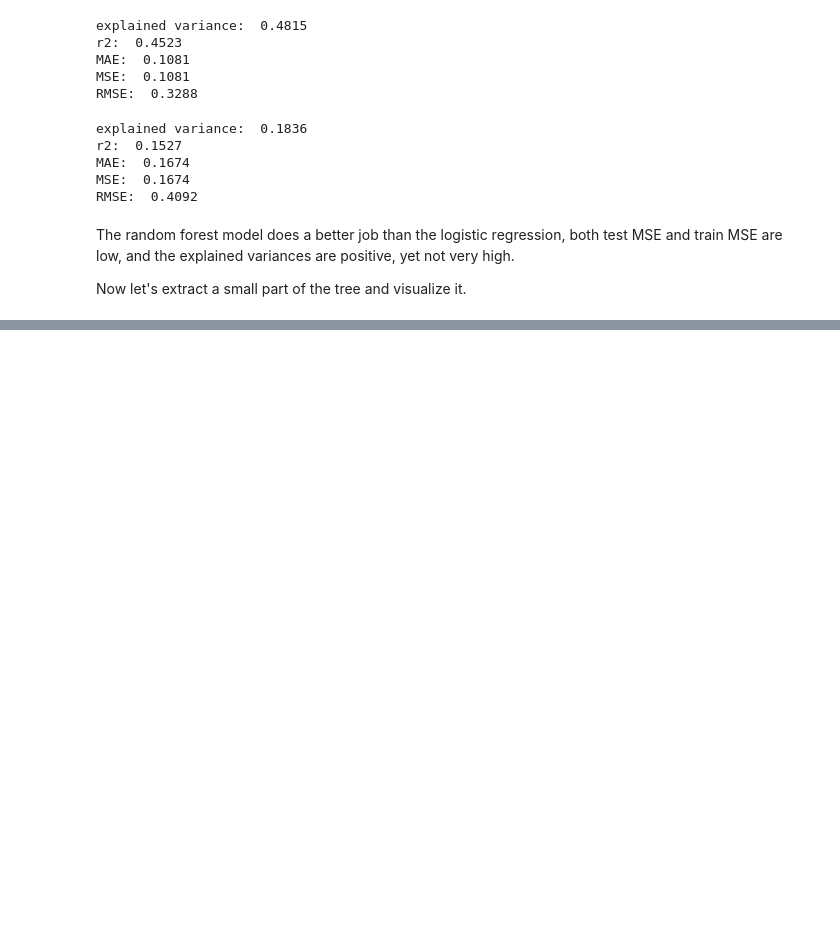
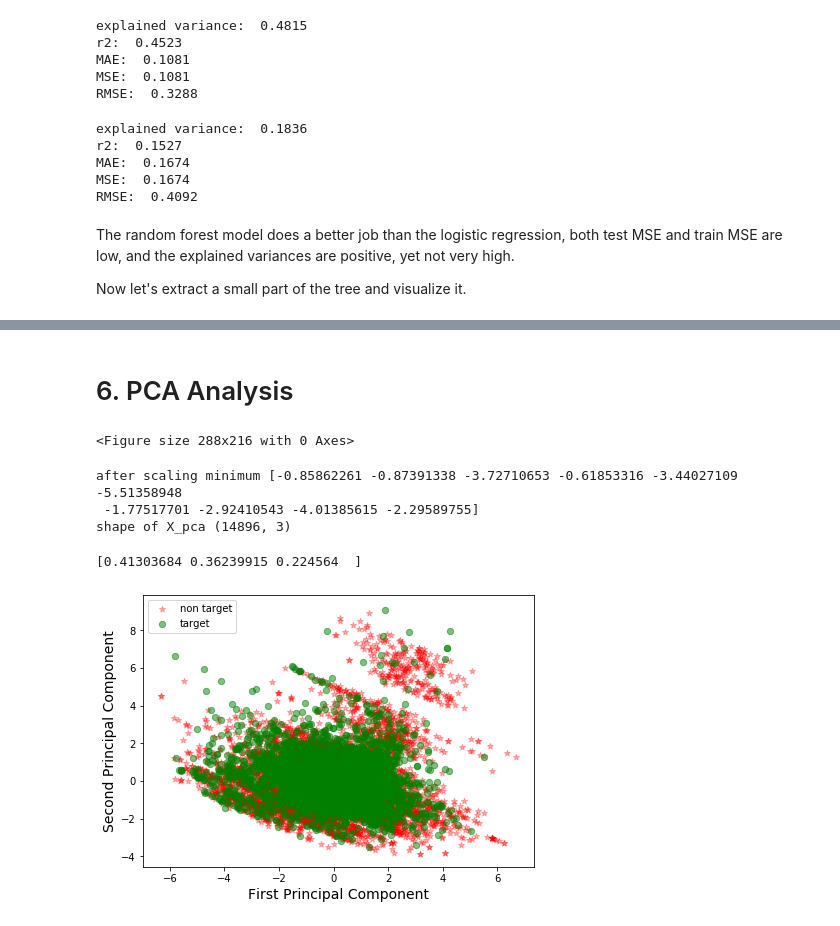
Before and after one commit to Meiqi-Wu/vaccine-discovery, a Jupyter notebook: Building models.ipynb, the cells around one changed output, grey strips where cells are left out. Saved outputs shown, nothing was run; the diff lists cells and outputs as text; code cells hidden in the pictures; blank space fills up the shorter version.

```diff
--- a/Building models.ipynb
+++ b/Building models.ipynb
@@ -595,3 +595,67 @@ graph.write_png('tree.png')
 Image(filename='tree.png')  # The graph is too wide and maybe we should not present it in jupyter
 # %% [output]
 [figure]
+# %% [markdown]
+# 6. PCA Analysis
+# %%
+import numpy as np
+import matplotlib.pyplot as plt
+from mpl_toolkits.mplot3d import Axes3D
+
+
+from sklearn import decomposition
+from sklearn import datasets
+
+np.random.seed(5)
+
+X = df[feature_cols]
+y = df_target
+
+
+pca.fit(X)
+X = pca.transform(X)
+# %% [output]
+<Figure size 288x216 with 0 Axes>
+# %%
+scaler=StandardScaler()#instantiate
+scaler.fit(df[feature_cols]) # compute the mean and standard which will be used in the next command
+X_scaled=scaler.transform(df[feature_cols])# fit and transform can be applied together and I leave that for simple exercise
+# we can check the minimum and maximum of the scaled features which we expect to be 0 and 1
+print("after scaling minimum", X_scaled.min(axis=0))
+
+pca=decomposition.PCA(n_components=3)
+pca.fit(X_scaled)
+X_pca=pca.transform(X_scaled)
+#let's check the shape of X_pca array
+print("shape of X_pca", X_pca.shape)
+# %% [output]
+after scaling minimum [-0.85862261 -0.87391338 -3.72710653 -0.61853316 -3.44027109 -5.51358948
+ -1.77517701 -2.92410543 -4.01385615 -2.29589755]
+shape of X_pca (14896, 3)
+# %%
+ex_variance=np.var(X_pca,axis=0)
+ex_variance_ratio = ex_variance/np.sum(ex_variance)
+print(ex_variance_ratio)
+# %% [output]
+[0.41303684 0.36239915 0.224564  ]
+# %%
+Xax=X_pca[:,0]
+Yax=X_pca[:,1]
+labels=df['target']
+cdict={0:'red',1:'green'}
+labl={0:'non target',1:'target'}
+marker={0:'*',1:'o'}
+alpha={0:.3, 1:.5}
+fig,ax=plt.subplots(figsize=(7,5))
+fig.patch.set_facecolor('white')
+for l in np.unique(labels):
+    ix =np.where(labels==l)
+    ax.scatter(Xax[ix],Yax[ix],c=cdict[l],s=40,label=labl[l],marker=marker[l],alpha=alpha[l])
+
+# for loop ends
+plt.xlabel("First Principal Component",fontsize=14)
+plt.ylabel("Second Principal Component",fontsize=14)
+plt.legend()
+plt.show()
+# %% [output]
+[figure, added]
```
Also changed, not shown: parts of 7 cells of this notebook.
